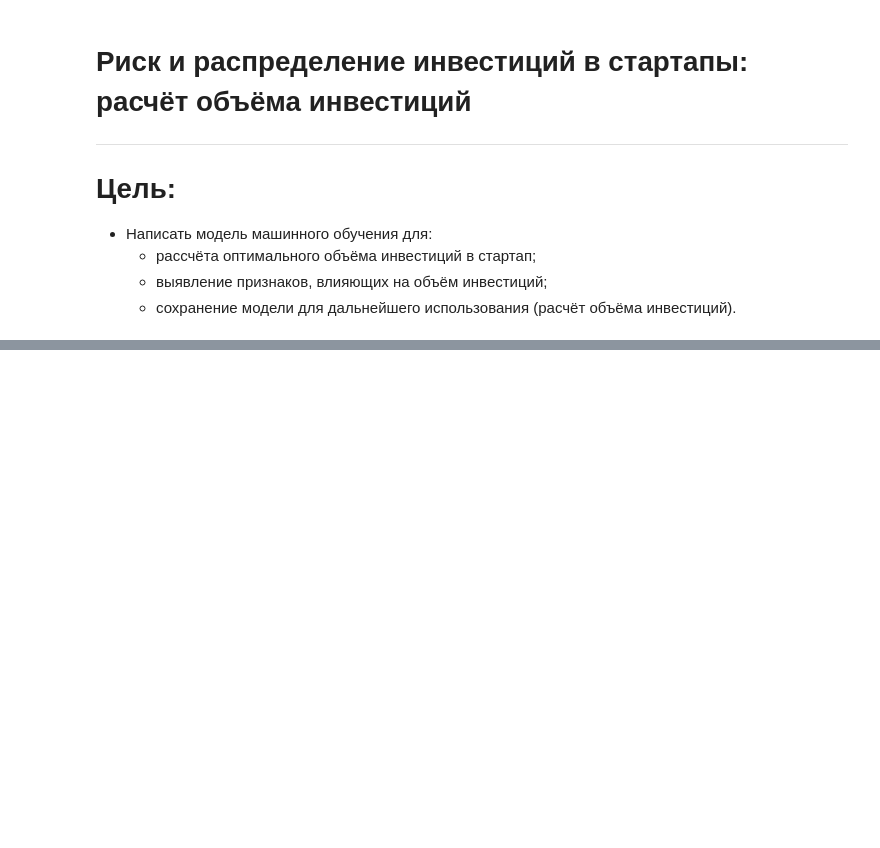
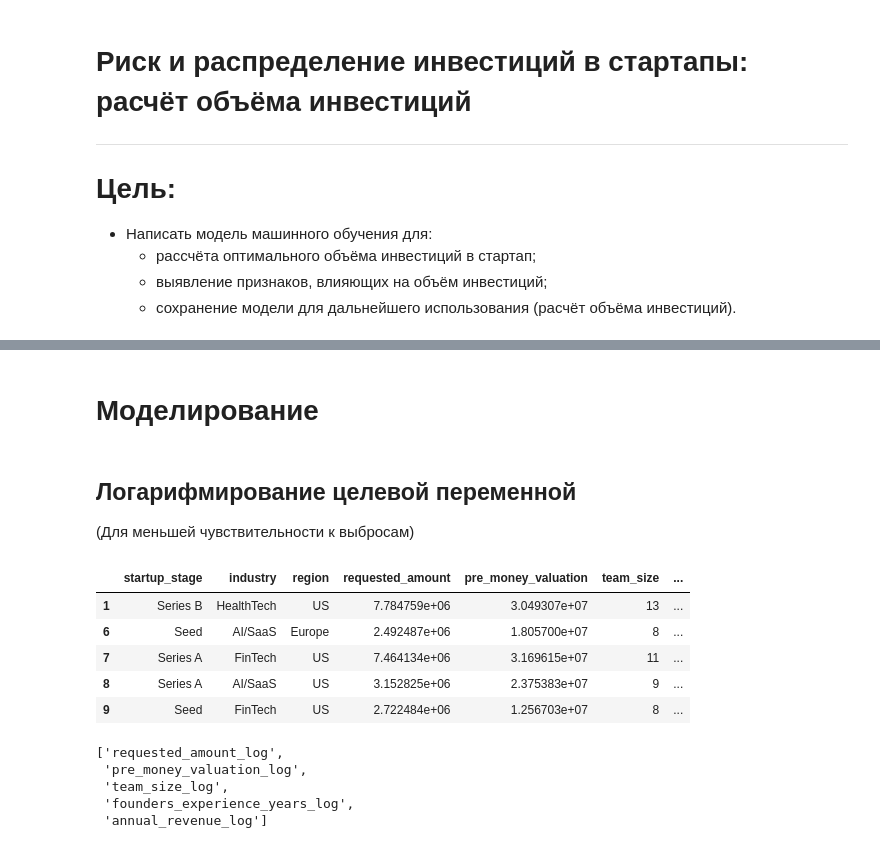
Before and after one commit to Ejtolf/startup_applications_investment_notebooks, a Jupyter notebook: notebooks/startup_sponsoring.ipynb, the cells around one changed output, grey strips where cells are left out. Drawn from its saved outputs; the diff is of its cells as text; code cells hidden in the pictures; blank space fills up the shorter version.

```diff
--- a/notebooks/startup_sponsoring.ipynb
+++ b/notebooks/startup_sponsoring.ipynb
@@ -64,0 +82,2 @@ for feature in df.select_dtypes(include=['int64', 'float64']).columns:
+# %% [markdown]
+# Моделирование
@@ -64,0 +95,28 @@ for feature in df.select_dtypes(include=['int64', 'float64']).columns:
+# %% [markdown]
+## Логарифмирование целевой переменной
+(Для меньшей чувствительности к выбросам)
+# %%
+df = df.loc[:, ~df.columns.str.endswith('_log_log')]
+# %%
+df['investment_amount_log'] = np.log1p(df['investment_amount'])
+
+num_features = df.select_dtypes(include=['int64', 'float64']).columns.tolist()
+num_features.remove('investment_amount')
+num_features.remove('investment_amount_log')  # таргет
+
+for feature in num_features:
+    df[f'{feature}_log'] = np.log1p(df[feature])
+
+log_features = [col for col in df.columns if col.endswith('_log') and col != 'investment_amount_log']
+
+# ВЕСА обратно пропорциональны логарифму
+weights = 1 / np.log1p(df['investment_amount'])
+
+df.head()
+# %% [output]
+|  | startup_stage | industry | region | requested_amount | pre_money_valuation | team_size | ... |
+| 1 | Series B | HealthTech | US | 7.784759e+06 | 3.049307e+07 | 13 | ... |
+| 6 | Seed | AI/SaaS | Europe | 2.492487e+06 | 1.805700e+07 | 8 | ... |
+| 7 | Series A | FinTech | US | 7.464134e+06 | 3.169615e+07 | 11 | ... |
+| 8 | Series A | AI/SaaS | US | 3.152825e+06 | 2.375383e+07 | 9 | ... |
+| 9 | Seed | FinTech | US | 2.722484e+06 | 1.256703e+07 | 8 | ... |
@@ -64,0 +251,9 @@ for feature in df.select_dtypes(include=['int64', 'float64']).columns:
+# %%
+log_features = [col for col in df.columns if col.endswith('_log') and col != 'investment_amount_log']
+log_features
+# %% [output]
+['requested_amount_log',
+ 'pre_money_valuation_log',
+ 'team_size_log',
+ 'founders_experience_years_log',
+ 'annual_revenue_log']
```
Also changed, not shown: parts of 21 cells of this notebook, 8 other files.
